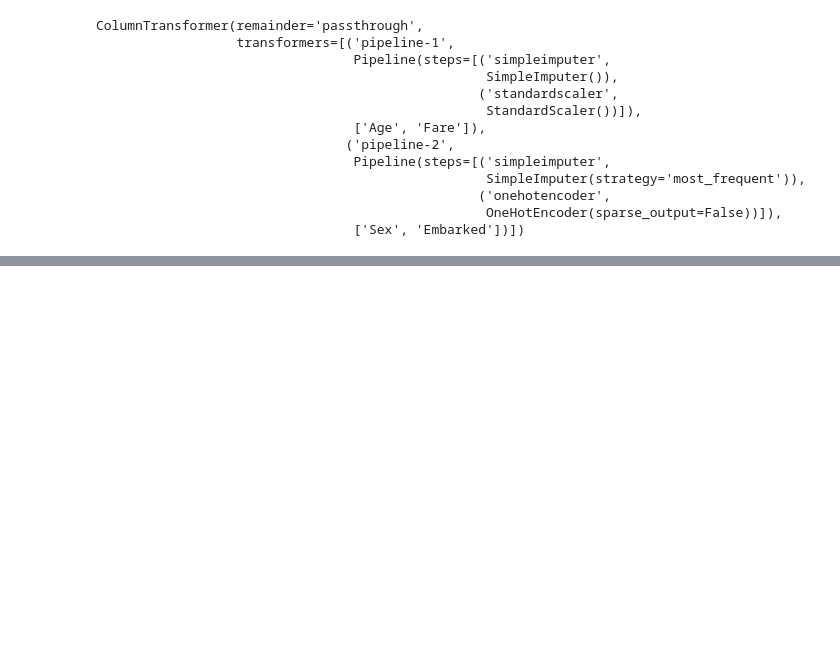
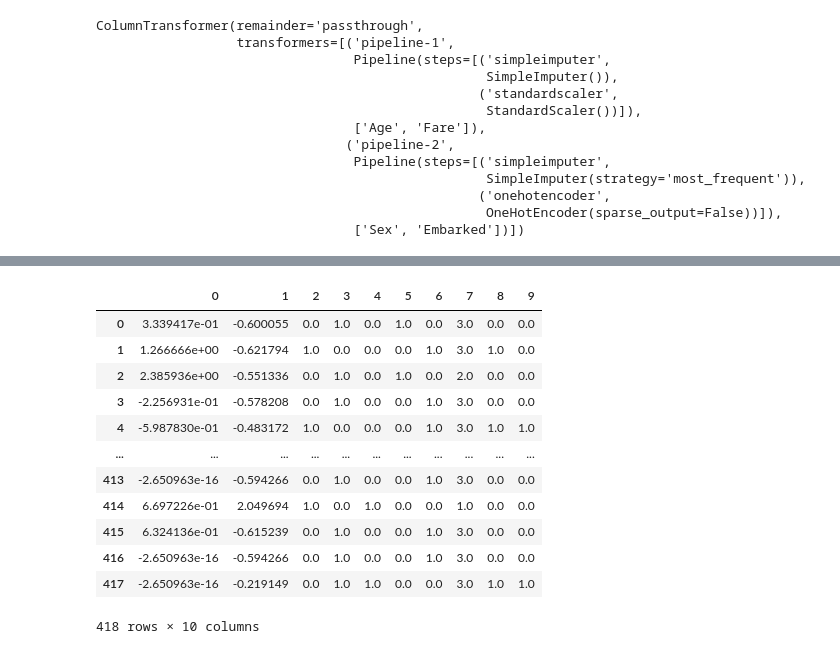
Before and after one commit to Kashiwaba23/titanic_machine_learning, a Jupyter notebook: modeling.ipynb, the cells around one changed output, grey strips where cells are left out. Drawn from its saved outputs; the diff is of its cells as text; code cells hidden in the pictures; blank space fills up the shorter version.

```diff
--- a/modeling.ipynb
+++ b/modeling.ipynb
@@ -167,0 +179,2 @@ pd.DataFrame(transf)
+# %%
+search.fit(X_train_preprocesed, y_train)
@@ -167,0 +194,3 @@ pd.DataFrame(transf)
+# %%
+best_log = search.best_estimator_
+best_log
@@ -167,0 +199,2 @@ pd.DataFrame(transf)
+# %%
+best_log.score(preprocessor.fit_transform(X_test), y_test)
@@ -167,0 +216,3 @@ pd.DataFrame(transf)
+# %%
+kaggle_test = test_df.copy().drop(columns=['PassengerId', 'Name', 'Ticket', 'Cabin'])
+kaggle_test.head()
@@ -167,0 +226,17 @@ pd.DataFrame(transf)
+# %%
+kaggle_test_processed = preprocessor.transform(kaggle_test)
+pd.DataFrame(kaggle_test_processed)
+# %% [output]
+|  | 0 | 1 | 2 | 3 | 4 | 5 | 6 | 7 | 8 | 9 |
+| 0 | 3.339417e-01 | -0.600055 | 0.0 | 1.0 | 0.0 | 1.0 | 0.0 | 3.0 | 0.0 | 0.0 |
+| 1 | 1.266666e+00 | -0.621794 | 1.0 | 0.0 | 0.0 | 0.0 | 1.0 | 3.0 | 1.0 | 0.0 |
+| 2 | 2.385936e+00 | -0.551336 | 0.0 | 1.0 | 0.0 | 1.0 | 0.0 | 2.0 | 0.0 | 0.0 |
+| 3 | -2.256931e-01 | -0.578208 | 0.0 | 1.0 | 0.0 | 0.0 | 1.0 | 3.0 | 0.0 | 0.0 |
+| 4 | -5.987830e-01 | -0.483172 | 1.0 | 0.0 | 0.0 | 0.0 | 1.0 | 3.0 | 1.0 | 1.0 |
+| ... | ... | ... | ... | ... | ... | ... | ... | ... | ... | ... |
+| 413 | -2.650963e-16 | -0.594266 | 0.0 | 1.0 | 0.0 | 0.0 | 1.0 | 3.0 | 0.0 | 0.0 |
+| 414 | 6.697226e-01 | 2.049694 | 1.0 | 0.0 | 1.0 | 0.0 | 0.0 | 1.0 | 0.0 | 0.0 |
+| 415 | 6.324136e-01 | -0.615239 | 0.0 | 1.0 | 0.0 | 0.0 | 1.0 | 3.0 | 0.0 | 0.0 |
+| 416 | -2.650963e-16 | -0.594266 | 0.0 | 1.0 | 0.0 | 0.0 | 1.0 | 3.0 | 0.0 | 0.0 |
+| 417 | -2.650963e-16 | -0.219149 | 0.0 | 1.0 | 1.0 | 0.0 | 0.0 | 3.0 | 1.0 | 1.0 |
+418 rows × 10 columns
```
Also changed, not shown: parts of 28 cells of this notebook.
